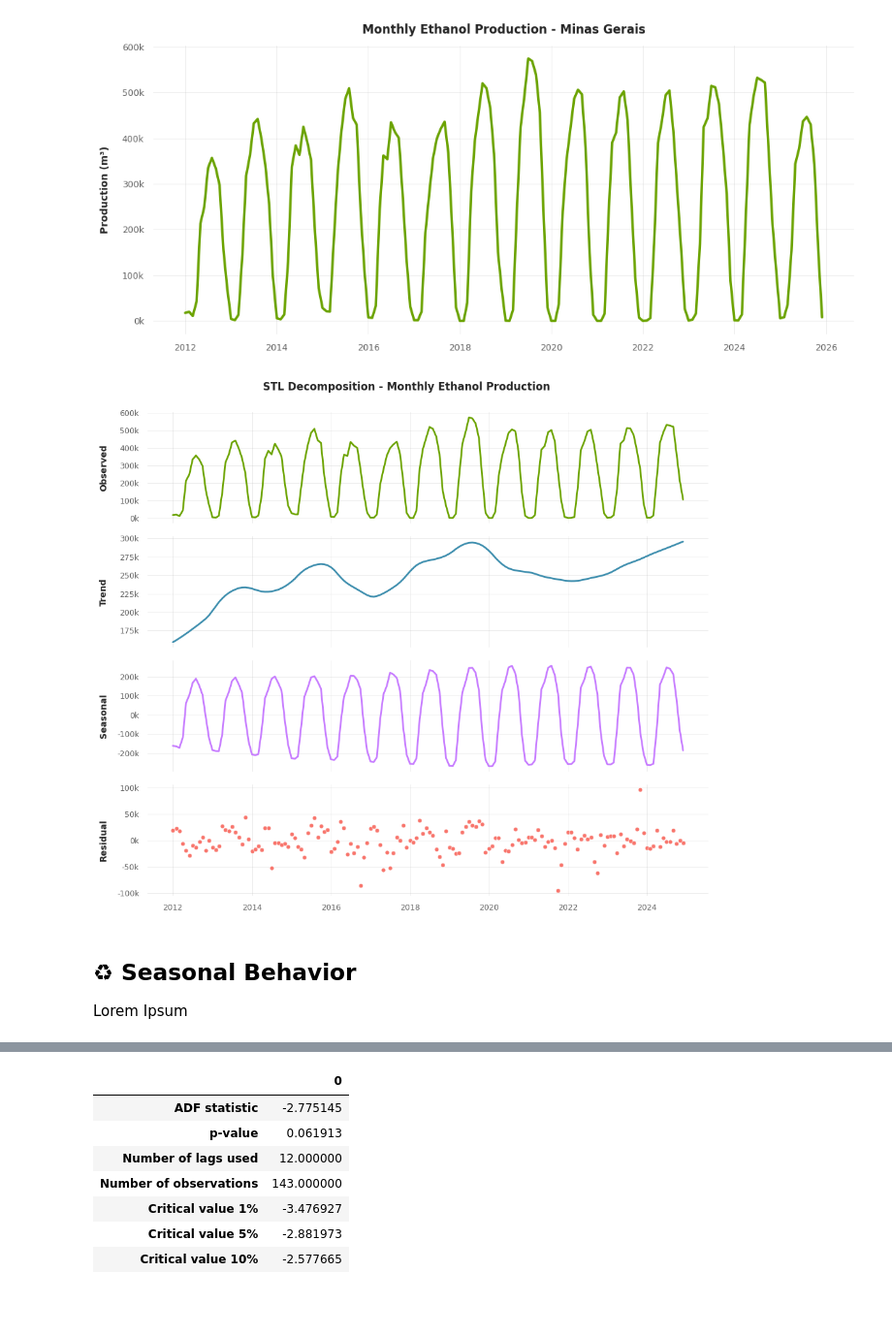
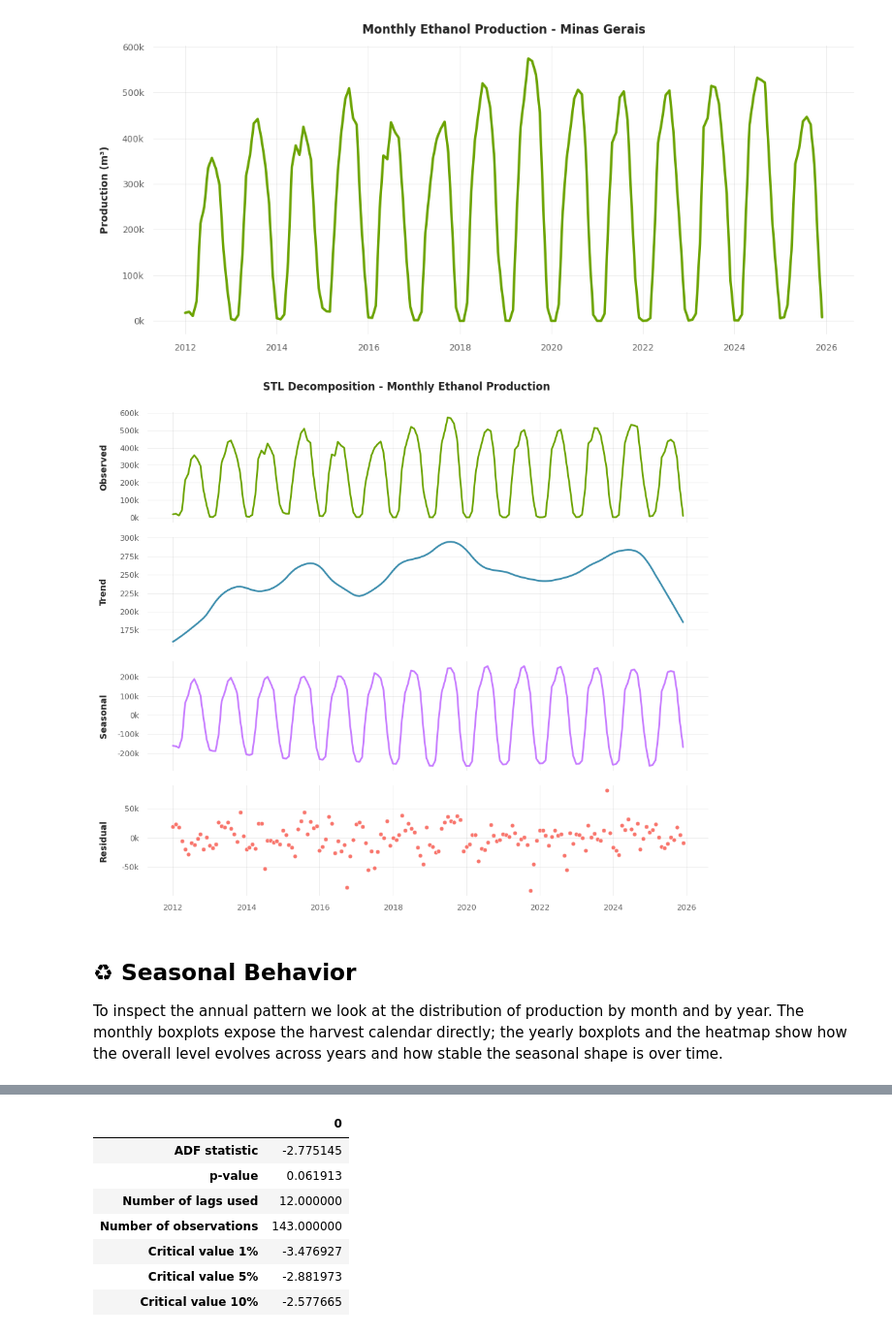
Before and after one commit to matt-ritton/ts.ethanol-production, a Jupyter notebook: ethanol-production.ipynb, the cells around one changed output, grey strips where cells are left out. Shown at 97% size. Cells and saved outputs as stored; diff of their text form; code cells hidden in the pictures; blank space fills up the shorter version.

```diff
--- a/ethanol-production.ipynb
+++ b/ethanol-production.ipynb
@@ -160,13 +168,13 @@ plt.show()
 [figure]
 # %%
 # ------------------------------------------------------------
-# Time Series Decomposition (training set)
+# Time Series Decomposition
 # ------------------------------------------------------------
-stl = STL(train, period=12, robust=True)
+stl = STL(serie, period=12, robust=True)
 res = stl.fit()
 
 # Plotting decomposition
-observed = train
+observed = serie
 trend = res.trend
 seasonal = res.seasonal
 residual = res.resid
@@ -182,37 +190,37 @@ component_data = [
 
 for ax, (series, label, color) in zip(axes, component_data):
 
     if label == "Residual":
       sns.scatterplot(x=series.index, y=series.values, ax=ax, color=color, s=24)
     else:
       sns.lineplot(x=series.index, y=series.values, ax=ax, linewidth=2.0, color=color)
 
     fig.suptitle(f"STL Decomposition - Monthly Ethanol Production", fontsize=12, fontweight="semibold", y=0.96)
 
     ax.set_ylabel(label, **label_style)
     ax.yaxis.set_label_coords(-0.07, 0.5)
     ax.yaxis.set_major_formatter(plt.FuncFormatter(lambda x, _: f'{x/1e3:.0f}k'))
 
     ax.grid(True, which="major", **grid_style)
 
     ax.tick_params(axis='both', which="both", **tick_style)
 
     for spine in ax.spines.values():
           spine.set_visible(False)
 
 ## Hide X axis label in upper panels
 for ax in axes[:-1]:
     ax.set_xlabel("")
 
 axes[-1].set_xlabel("")
 
 plt.tight_layout(rect=[0, 0, 1, 0.97])
 plt.show()
 # %% [output]
-[figure, old version]
+[figure, new version]
-# %% [markdown]
-## ♻ Seasonal Behavior
-
-Lorem Ipsum
+# %% [markdown]
+## ♻ Seasonal Behavior
+
+To inspect the annual pattern we look at the distribution of production by month and by year. The monthly boxplots expose the harvest calendar directly; the yearly boxplots and the heatmap show how the overall level evolves across years and how stable the seasonal shape is over time.
 # %%
 # Seasonal serie
```
Also changed, not shown: parts of 40 cells of this notebook.
